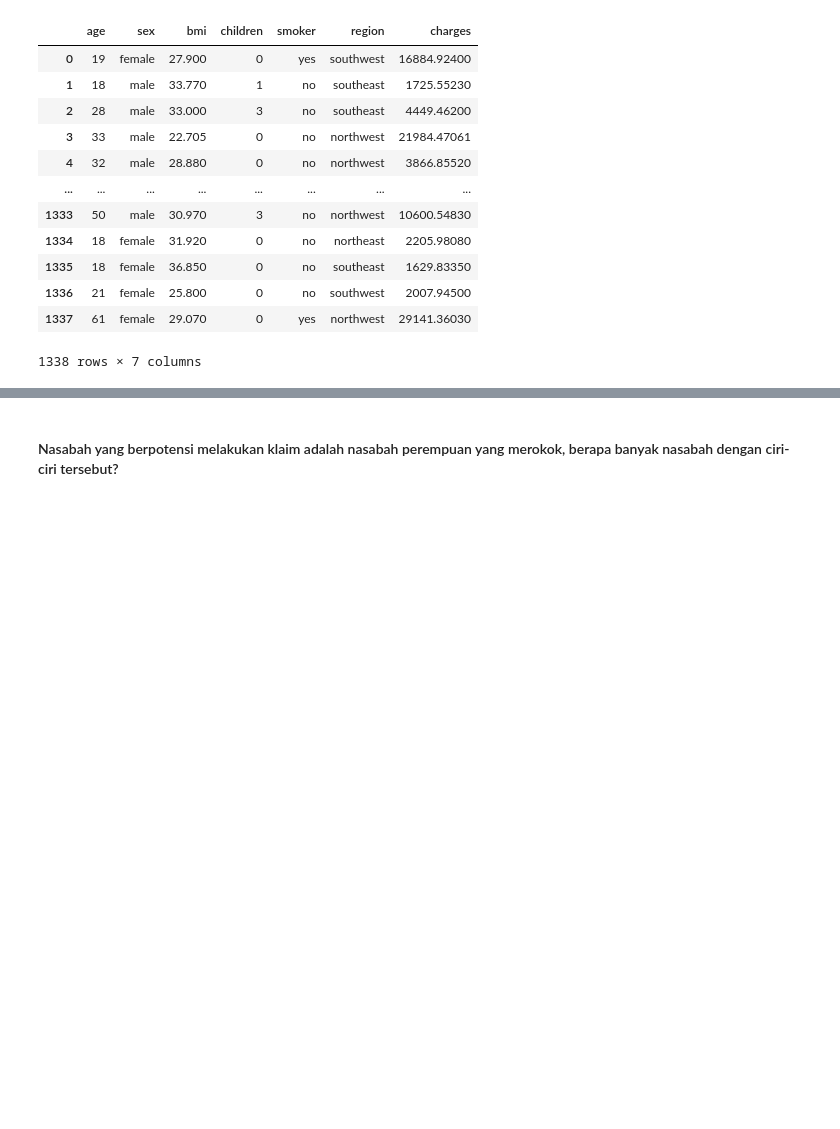
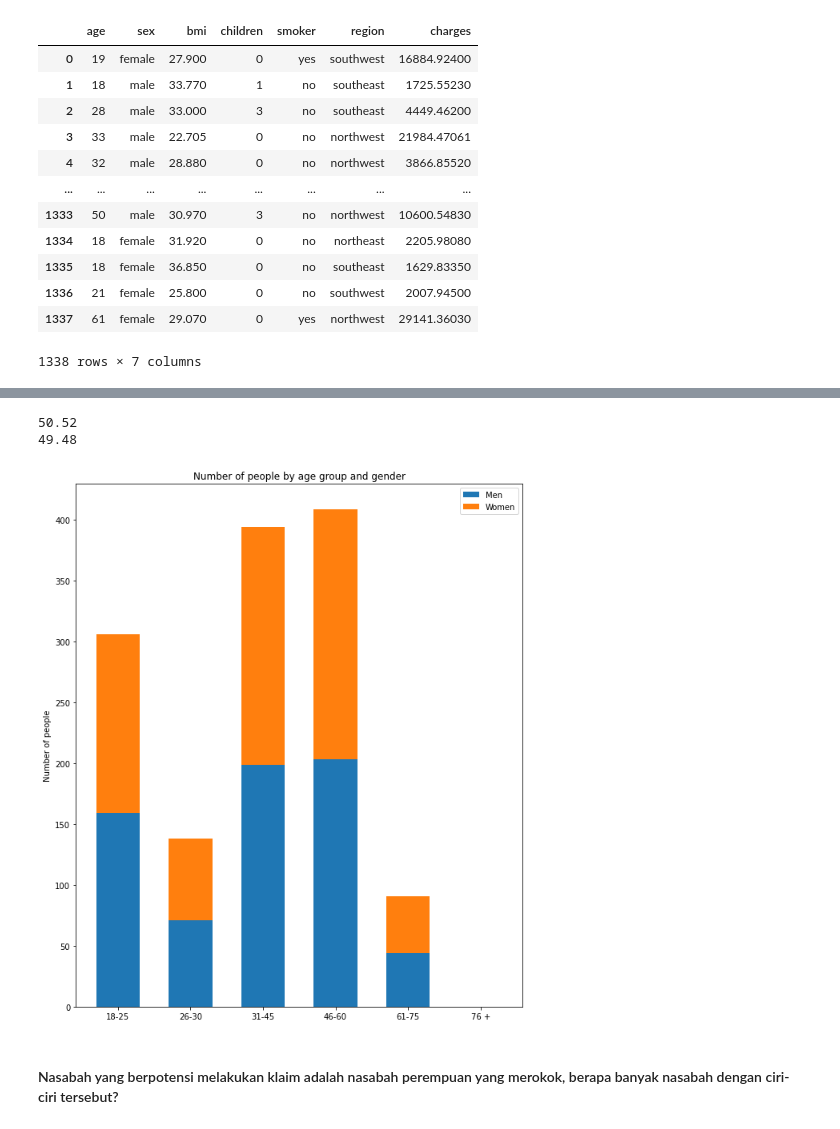
Before and after one commit to miamya/insurance-data-processing, a Jupyter notebook: Insurance-Data-Processing.ipynb, the cells around one changed output, grey strips where cells are left out. Saved outputs shown, nothing was run; the diff lists cells and outputs as text; code cells hidden in the pictures; blank space fills up the shorter version.

Commit message:
Update Insurance-Data-Processing.ipynb
changed formatting

```diff
--- a/Insurance-Data-Processing.ipynb
+++ b/Insurance-Data-Processing.ipynb
@@ -20,0 +54,11 @@ df_dataset
+# %%
+users_list = []
+with open('insurance.csv', newline = '') as users_csv:
+    user_reader = csv.DictReader(users_csv)
+    for user in user_reader:
+        user['age'] = int(user['age'])
+        user['bmi'] = float(user['bmi'])
+        user['children'] = int(user['children'])
+        user['charges'] = float(user['charges'])
+        user['smoker'] = user['smoker'] == 'yes'
+        users_list.append(user)
@@ -21,3 +191,42 @@ df_dataset
+# %%
+# General gender proportion in numbers and percentage (%)
+total_n_males = 0
+total_n_females = 0
+for value in age_groups.values():
+    total_n_males += value['male']
+for value in age_groups.values():
+    total_n_females += value['female']
+
+total_n_users = total_n_females + total_n_males
+
+print(percentage_calc(total_n_males, total_n_users))
+print(percentage_calc(total_n_females, total_n_users))
+# %% [output]
+50.52
+49.48
+# %%
+# Shows the data in graph
+import matplotlib.pyplot as plt
+
+labels = age_groups.keys()
+men_ages = [value['male'] for value in age_groups.values()]
+women_ages = [value['female'] for value in age_groups.values()]
+width = 0.60
+
+fig, ax = plt.subplots(figsize=(10, 12))
+
+
+ax.bar(labels, men_ages, width, label='Men')
+ax.bar(labels, women_ages, width, bottom=men_ages,
+       label='Women')
+
+ax.set_ylabel('Number of people')
+ax.set_title('Number of people by age group and gender')
+ax.legend()
+
+plt.show()
+# %% [output]
+[figure, added]
 # %% [markdown]
 #### Nasabah yang berpotensi melakukan klaim adalah nasabah perempuan yang merokok, berapa banyak nasabah dengan ciri-ciri tersebut?
 # %%
```
Also changed, not shown: parts of 10 cells of this notebook.
